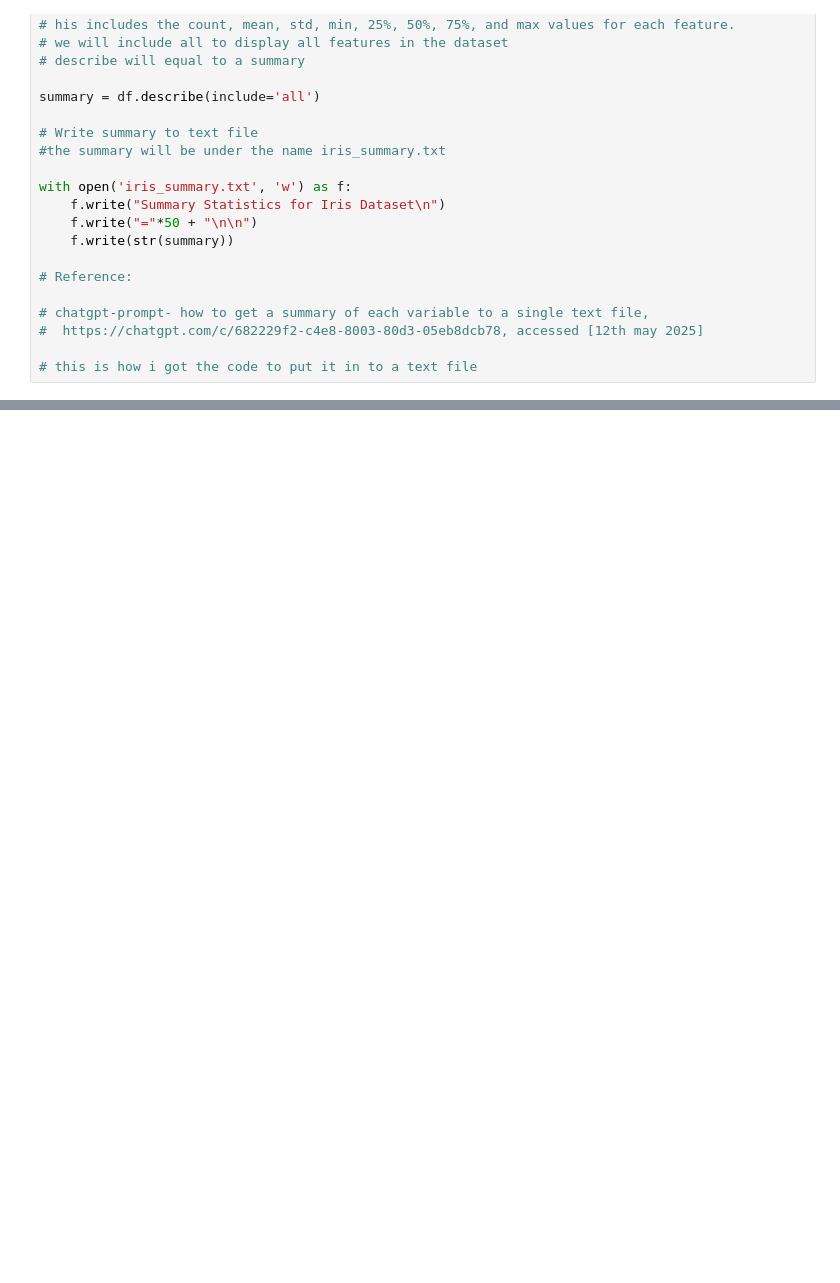
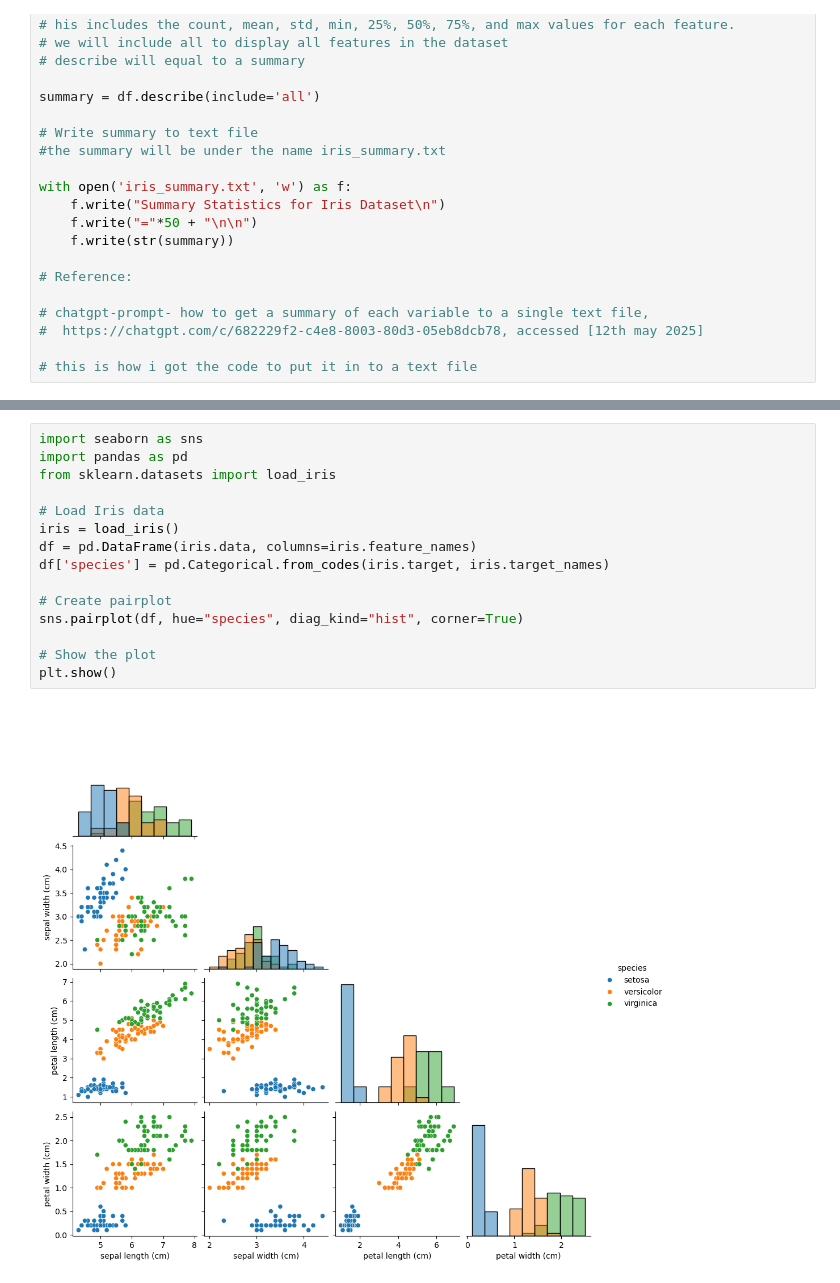
Before and after one commit to CherylClarke/pands-project, a Jupyter notebook: iris-dataset.ipynb, the cells around one changed output, grey strips where cells are left out. Cells and saved outputs as stored; diff of their text form; blank space fills up the shorter version.

```diff
--- a/iris-dataset.ipynb
+++ b/iris-dataset.ipynb
@@ -115,0 +206,17 @@ with open('iris_summary.txt', 'w') as f:
+# %%
+import seaborn as sns
+import pandas as pd
+from sklearn.datasets import load_iris
+
+# Load Iris data
+iris = load_iris()
+df = pd.DataFrame(iris.data, columns=iris.feature_names)
+df['species'] = pd.Categorical.from_codes(iris.target, iris.target_names)
+
+# Create pairplot
+sns.pairplot(df, hue="species", diag_kind="hist", corner=True)
+
+# Show the plot
+plt.show()
+# %% [output]
+[figure, added]
```
Also changed, not shown: parts of 7 cells of this notebook.
